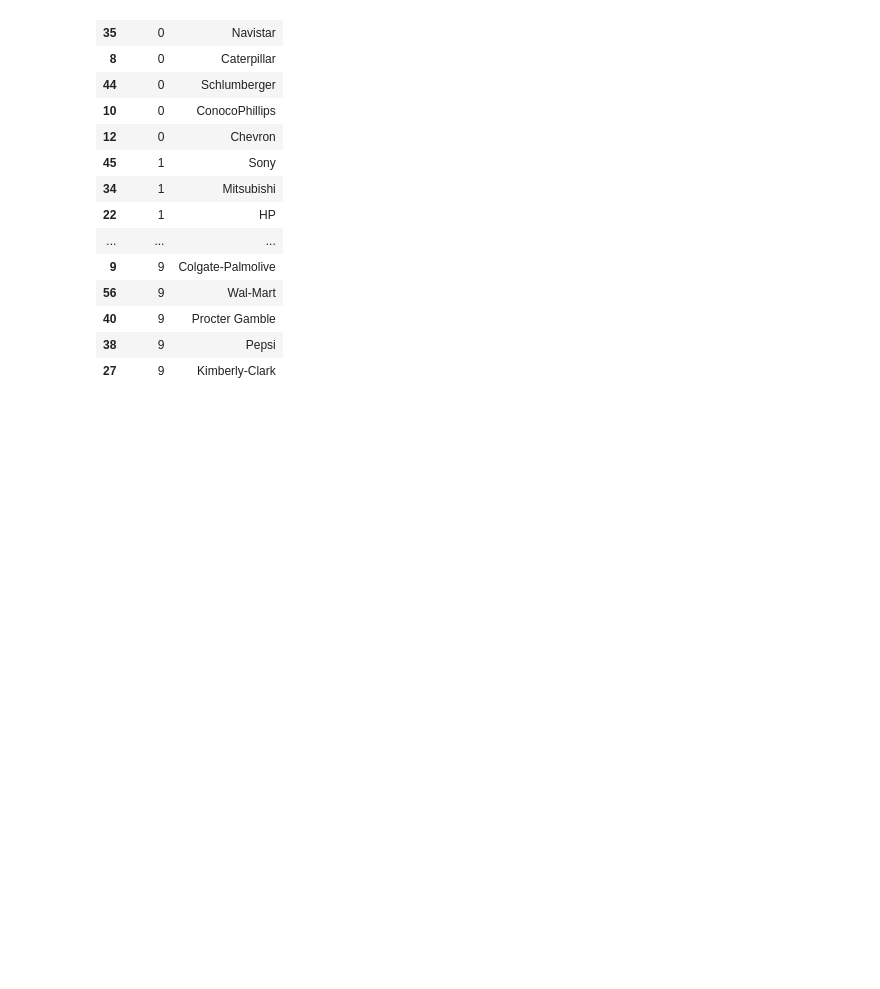
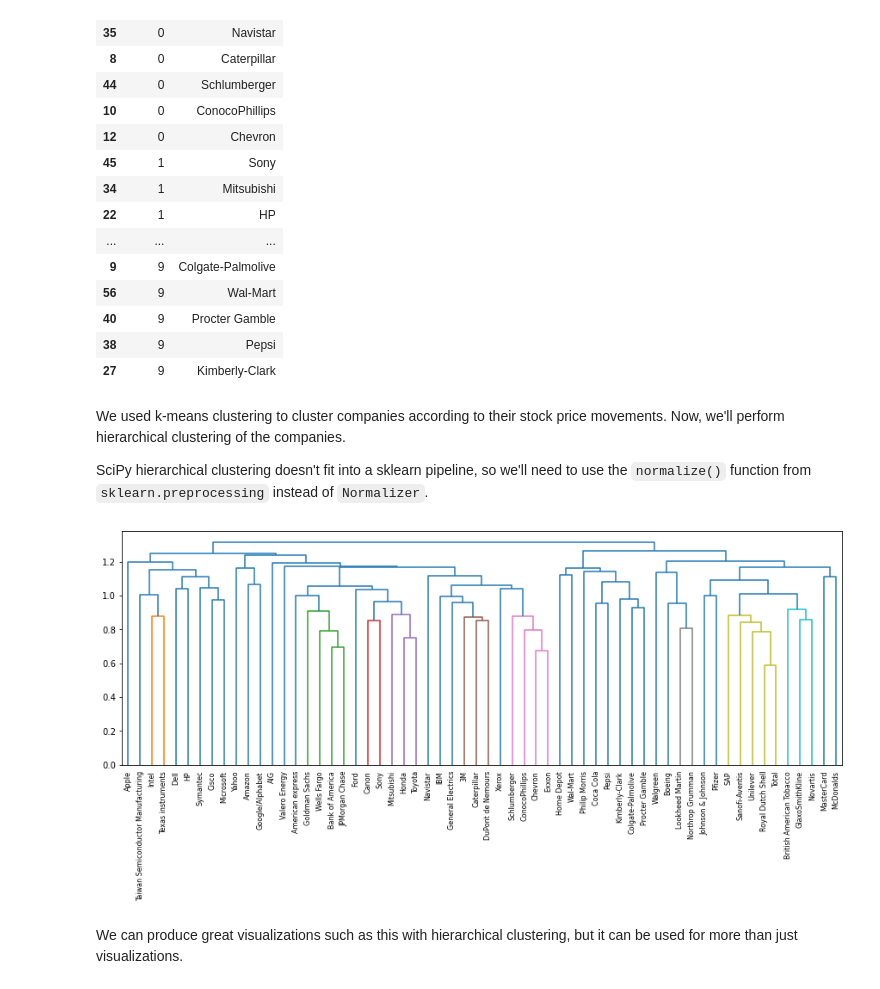
Before and after one commit to kbantoec/unsupervised_learning, a Jupyter notebook: clustering_for_dataset_exploration.ipynb, the cells around one changed output. Cells and saved outputs as stored; diff of their text form; code cells hidden in the pictures; blank space fills up the shorter version.

```diff
--- a/clustering_for_dataset_exploration.ipynb
+++ b/clustering_for_dataset_exploration.ipynb
@@ -722,3 +724,20 @@ df.sort_values('labels')
 | 40 | 9 | Procter Gamble |
 | 38 | 9 | Pepsi |
 | 27 | 9 | Kimberly-Clark |
+# %% [markdown]
+We used k-means clustering to cluster companies according to their stock price movements. Now, we'll perform hierarchical clustering of the companies.
+
+SciPy hierarchical clustering doesn't fit into a sklearn pipeline, so we'll need to use the `normalize()` function from `sklearn.preprocessing` instead of `Normalizer`.
+# %%
+normalized_movements = normalize(stocks)
+
+# Calculate the linkage
+mergings = linkage(normalized_movements, method='complete')
+
+fig = plt.figure(figsize=(15, 5))
+dendrogram(mergings, labels=companies, leaf_rotation=90, leaf_font_size=8)
+plt.show()
+# %% [output]
+[figure, added]
+# %% [markdown]
+We can produce great visualizations such as this with hierarchical clustering, but it can be used for more than just visualizations.
```
Also changed, not shown: parts of 1 cell of this notebook.
